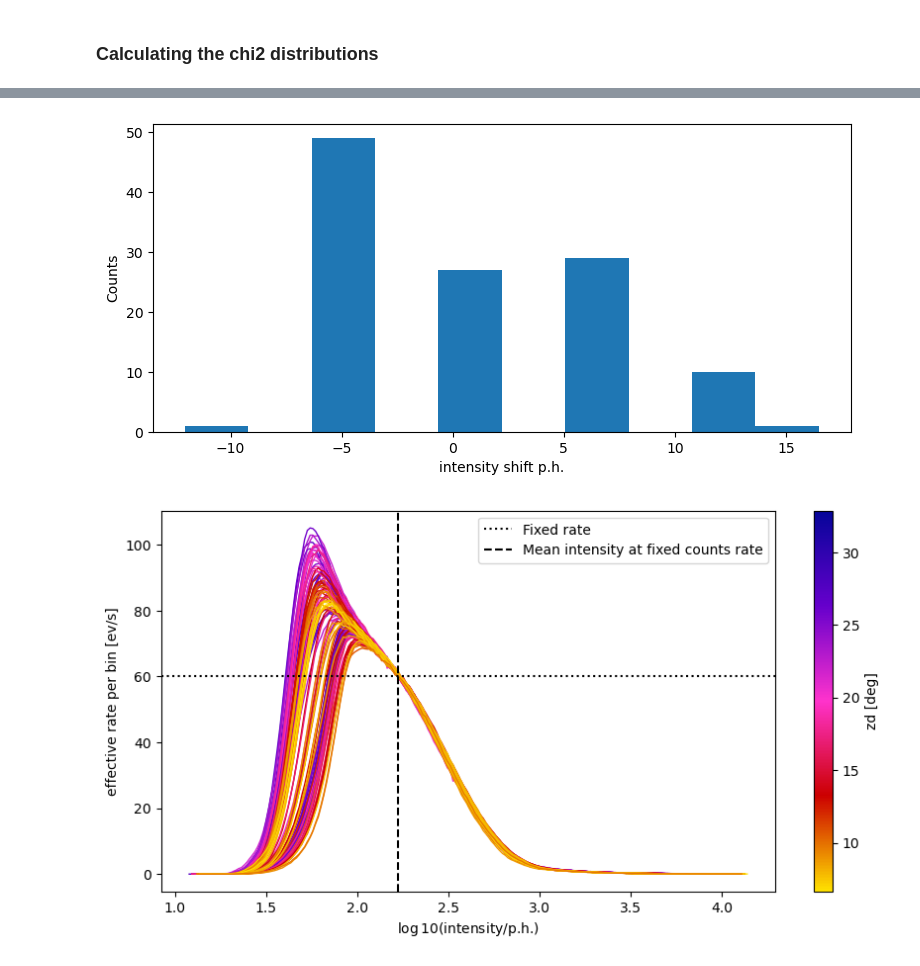
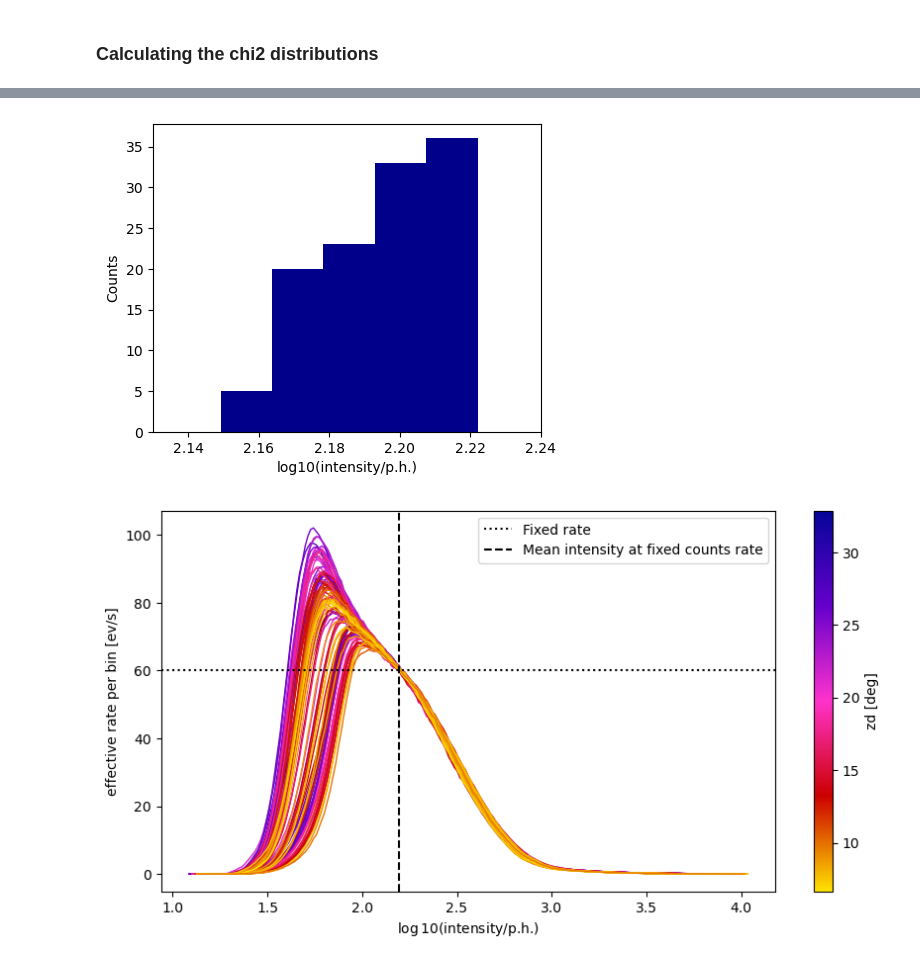
Before and after one commit to juanjq/cosmic_ray_data_correction, a Jupyter notebook: main.ipynb, the cells around one changed output, grey strips where cells are left out. Drawn from its saved outputs; the diff is of its cells as text; code cells hidden in the pictures.

```diff
--- a/main.ipynb
+++ b/main.ipynb
@@ -133,8 +148,6 @@ Wall time: 1min 43s
 ### Time correction
 # %%
 fig, ax = plt.subplots(figsize=(10, 5))
-
-bins = np.linspace(1.1, 4.1, 200)
 
 for run in [_ for _ in dict_dl2.keys()][:]:
 
@@ -142,20 +155,20 @@ for run in [_ for _ in dict_dl2.keys()][:]:
     X = np.abs(dict_runs[run]["zd"] - max(dict_LC["zd"]).value) / max(dict_LC["zd"]).value
     color = aux.color_cr(X, COLORS=list(reversed(aux.predC)))
 
-    counts, Iedges = np.histogram(np.log10(dict_dl2[run]["intensity"]), bins)
+    counts, Iedges = np.histogram(np.log10(dict_dl2[run]["intensity"]), binsI)
     Icenters = (Iedges[1:] + Iedges[:-1]) / 2
     counts   = counts / dict_dl2[run]["effective_time"]
 
     integral = 0
-    for i, b in enumerate(bins[:-1]):
-        if bins[i] > np.log10(intensity_integration_lims[0]) and bins[i+1] < np.log10(intensity_integration_lims[1]):
+    for i, b in enumerate(binsI[:-1]):
+        if binsI[i] > np.log10(intensity_integration_lims[0]) and binsI[i+1] < np.log10(intensity_integration_lims[1]):
             integral = integral + counts[i]
 
     dict_runs[run]["p_rate"] = integral
 
     ax.plot(Icenters, counts, color=color, lw=1)
 
-ax.axvspan(np.log10(intensity_integration_lims[0]), np.log10(intensity_integration_lims[1]), color="lightgray", label="Integrating zone")
+# ax.axvspan(np.log10(intensity_integration_lims[0]), np.log10(intensity_integration_lims[1]), color="lightgray", label="Integrating region")
 
 #######################################
 # creating a colorbar
@@ -169,5 +182,6 @@ plt.colorbar(sm, label="zd [deg]")
 ax.legend()
 ax.set_xlabel("$\log10($intensity/p.h.$)$")
 ax.set_ylabel("effective rate per bin [ev/s]")
+plt.savefig(f"plots/intensity_profiles_{intensity_integration_lims[0]}_{intensity_integration_lims[1]}.png", dpi=300, bbox_inches='tight')
 plt.show()
 # %% [output]
@@ -492,7 +552,7 @@ print(f"Flux zd correction  = {np.mean(zd_corr_flux):.3f} ± {np.std(zd_corr_flu
 
 fig, ax = plt.subplots(figsize=(15, 3))
 
-for i, run in enumerate(dict_LC_2.keys()):
+for i, run in enumerate(dict_runs.keys()):
 
     if i == 0:
         label = "Original flux curve"
@@ -544,8 +612,6 @@ INT = []
 bins_fixed = []
 
 fig, ax = plt.subplots(figsize=(10, 5))
-
-bins = np.linspace(1.1, 4.1, 200)
 
 for run in [_ for _ in dict_dl2.keys()][:]:
 
@@ -553,7 +619,7 @@ for run in [_ for _ in dict_dl2.keys()][:]:
     X = np.abs(dict_runs[run]["zd"] - max(dict_LC["zd"]).value) / max(dict_LC["zd"]).value
     color = aux.color_cr(X, COLORS=list(reversed(aux.predC)))
 
-    counts, Iedges = np.histogram(np.log10(dict_dl2[run]["intensity"]), bins)
+    counts, Iedges = np.histogram(np.log10(dict_dl2[run]["intensity"]), binsI)
     Icenters = (Iedges[1:] + Iedges[:-1]) / 2
 
     C = dict_runs[run]["zd_corr_flux"] / dict_runs[run]["flux"]
@@ -563,16 +629,17 @@ for run in [_ for _ in dict_dl2.keys()][:]:
     ax.plot(Icenters, counts, color=color, lw=1)
 
     integral = 0
-    for i, b in enumerate(bins[:-1]):
-        if bins[i] > np.log10(intensity_integration_lims[0]) and bins[i+1] < np.log10(intensity_integration_lims[1]):
+    for i, b in enumerate(binsI[:-1]):
+        if binsI[i] > np.log10(intensity_integration_lims[0]) and binsI[i+1] < np.log10(intensity_integration_lims[1]):
             integral = integral + counts[i]
     INT.append(integral)
 
-    for i in range(len(bins)-1):
-        if bins[i] > 2.:
+    for i in range(len(binsI)-1):
+        if binsI[i] > 2.:
             if counts[i] > rates_fixed_point and counts[i+1] <= rates_fixed_point:
-                bins_fixed.append(bins[i]/2 + bins[i+1]/2)
-                dict_runs[run]["int_at_fixed_rate"] = bins[i]/2 + bins[i+1]/2
+                _bin_center = binsI[i]/2 + binsI[i+1]/2
+                bins_fixed.append(_bin_center)
+                dict_runs[run]["int_at_fixed_rate"] = _bin_center
 
 bins_fixed = np.array(bins_fixed)
 INT = np.array(INT)
@@ -624,19 +693,16 @@ plt.show()
 # %%
-fig, ax1 = plt.subplots(figsize=(9, 4))
-A = 10**np.mean(bins_fixed) - 10**np.array(bins_fixed)
-# bins = [np.diff(bins) * i + min(A) - 5 for i in range(6)]
-ax1.hist(A)#bins=bins)
-# ax1.set_xlim()
+fig, ax1 = plt.subplots(figsize=(5, 4))
+
+ax1.hist(bins_fixed, bins=binsI, color="darkblue")
+ax1.set_xlim(2.13, 2.24)
 
 ax1.set_ylabel("Counts")
-ax1.set_xlabel(f"intensity shift p.h.")
+ax1.set_xlabel(f"log10(intensity/p.h.)")
 plt.show()
 # %% [output]
-[figure, old version]
+[figure, new version]
 # %%
 fig, ax = plt.subplots(figsize=(10, 5))
-
-bins = np.linspace(1.1, 4.1, 200)
 
 for run in [_ for _ in dict_dl2.keys()][:]:
 
@@ -644,7 +710,7 @@ for run in [_ for _ in dict_dl2.keys()][:]:
     X = np.abs(dict_runs[run]["zd"] - max(dict_LC["zd"]).value) / max(dict_LC["zd"]).value
     color = aux.color_cr(X, COLORS=list(reversed(aux.predC)))
 
-    counts, Iedges = np.histogram(np.log10(dict_dl2[run]["intensity"]), bins)
+    counts, Iedges = np.histogram(np.log10(dict_dl2[run]["intensity"]), binsI)
     Icenters = (Iedges[1:] + Iedges[:-1]) / 2
 
     C = dict_runs[run]["zd_corr_flux"] / dict_runs[run]["flux"]
@@ -673,4 +739,4 @@ ax.set_xlabel("$\log10($intensity/p.h.$)$")
 ax.set_ylabel("effective rate per bin [ev/s]")
 plt.show()
 # %% [output]
-[figure, old version]
+[figure, new version]
```
Also changed, not shown: parts of 15 cells of this notebook, 12 other files.
